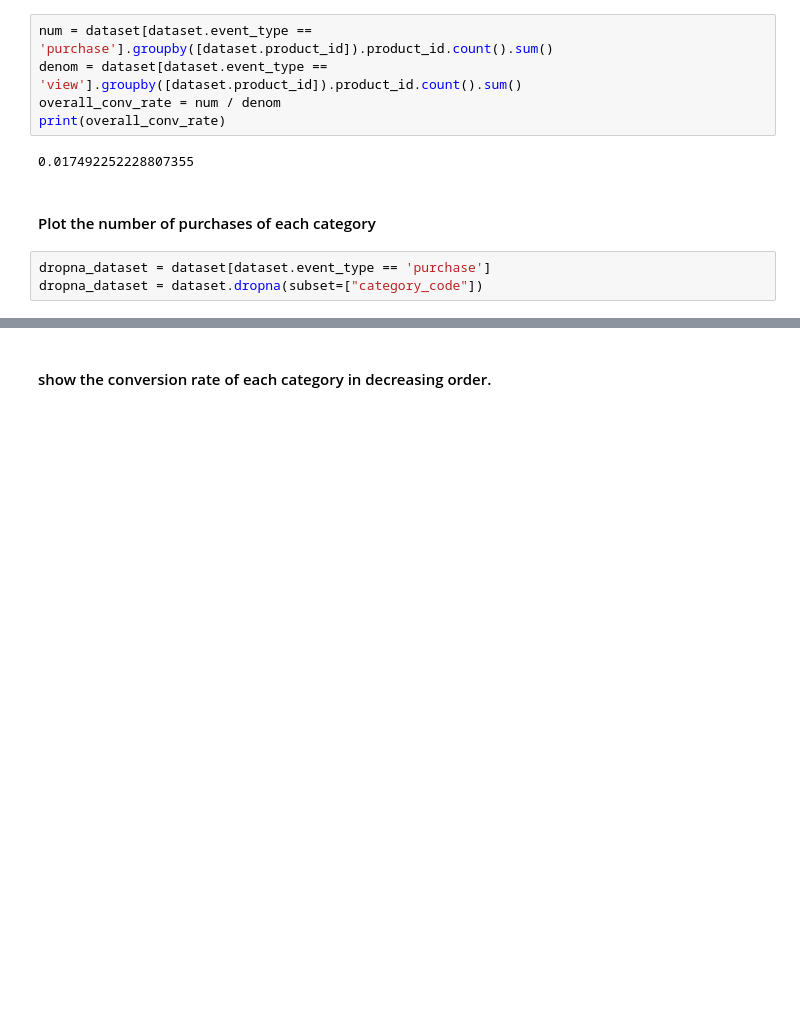
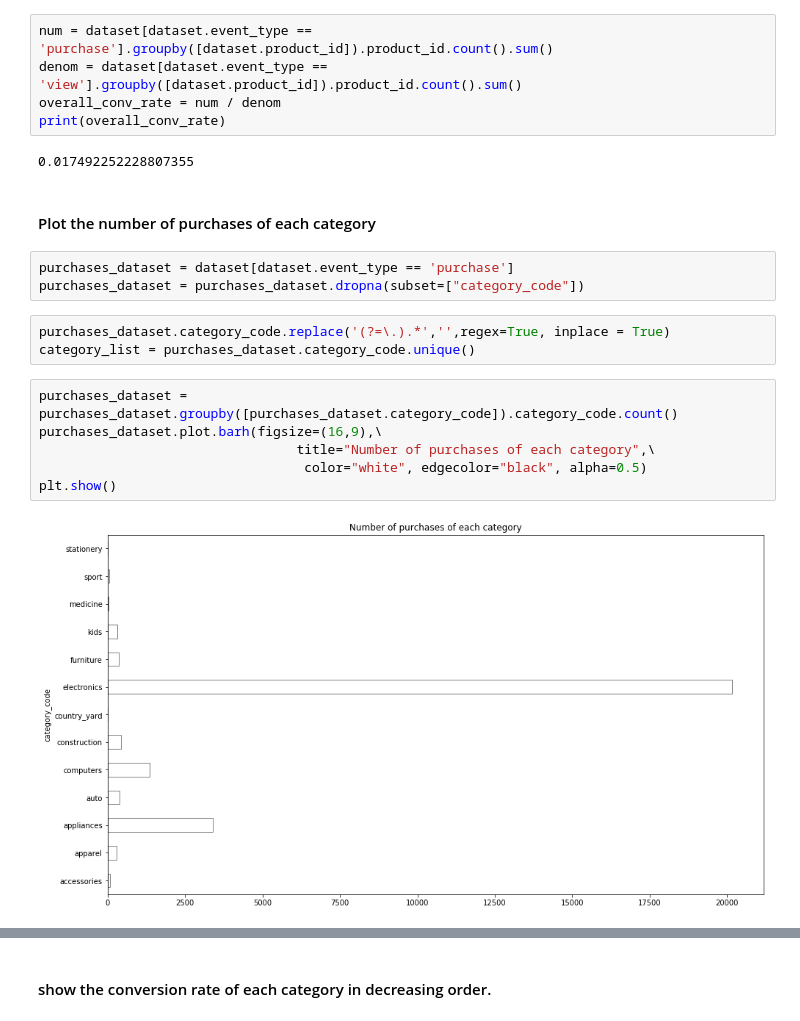
Before and after one commit to SimoneFiorellino/ADM-HW2, a Jupyter notebook: HW2_R6.ipynb, the cells around one changed output, grey strips where cells are left out. Cells and saved outputs as stored; diff of their text form; blank space fills up the shorter version.

```diff
--- a/HW2_R6.ipynb
+++ b/HW2_R6.ipynb
@@ -23,5 +23,16 @@ print(overall_conv_rate)
 # %% [markdown]
 #### Plot the number of purchases of each category
 # %%
-dropna_dataset = dataset[dataset.event_type == 'purchase']
-dropna_dataset = dataset.dropna(subset=["category_code"])
+purchases_dataset = dataset[dataset.event_type == 'purchase']
+purchases_dataset = purchases_dataset.dropna(subset=["category_code"])
+# %%
+purchases_dataset.category_code.replace('(?=\.).*','',regex=True, inplace = True)
+category_list = purchases_dataset.category_code.unique()
+# %%
+purchases_dataset = purchases_dataset.groupby([purchases_dataset.category_code]).category_code.count()
+purchases_dataset.plot.barh(figsize=(16,9),\
+                                 title="Number of purchases of each category",\
+                                  color="white", edgecolor="black", alpha=0.5)
+plt.show()
+# %% [output]
+[figure, added]
```
Also changed, not shown: parts of 5 cells of this notebook, 1 other file.
